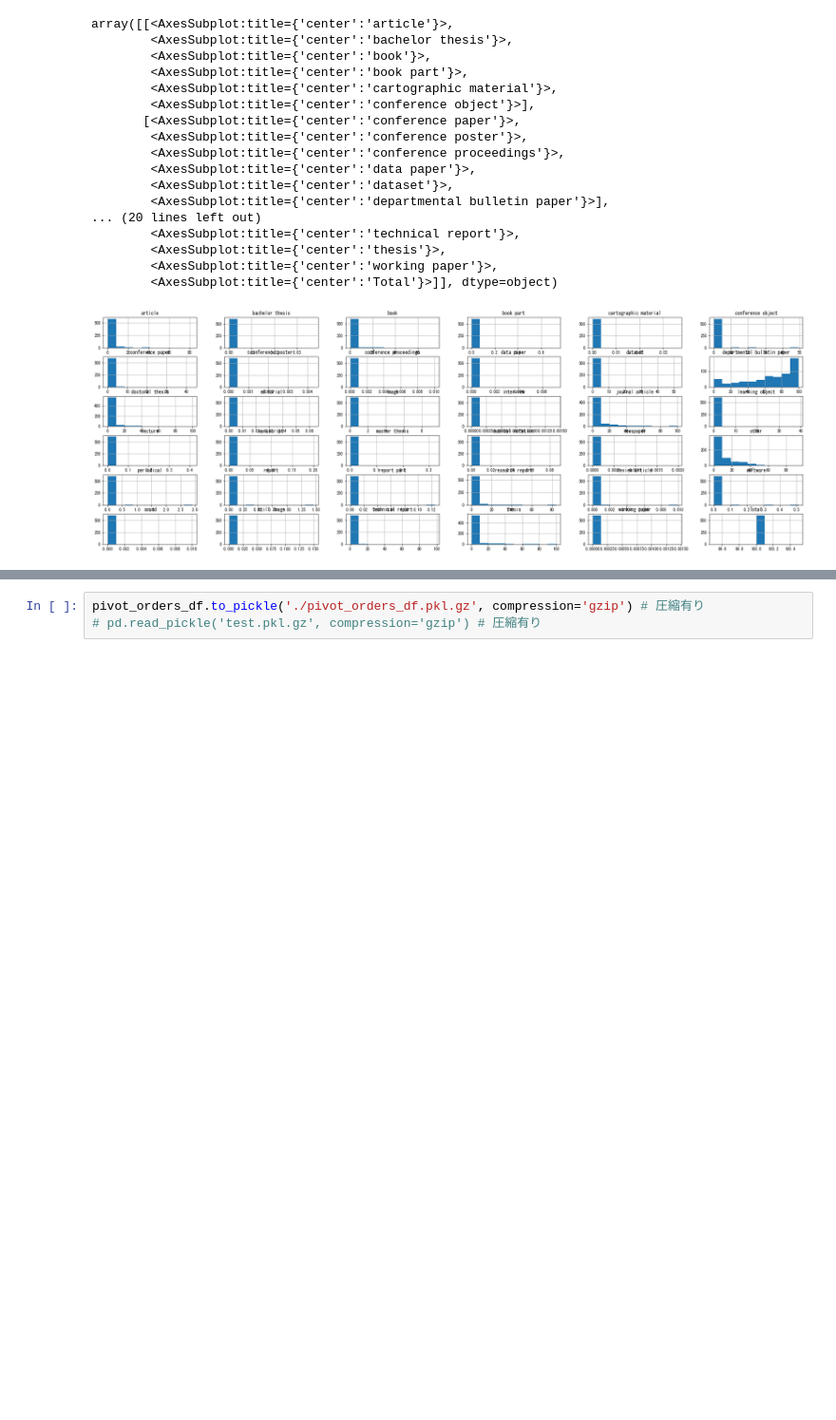
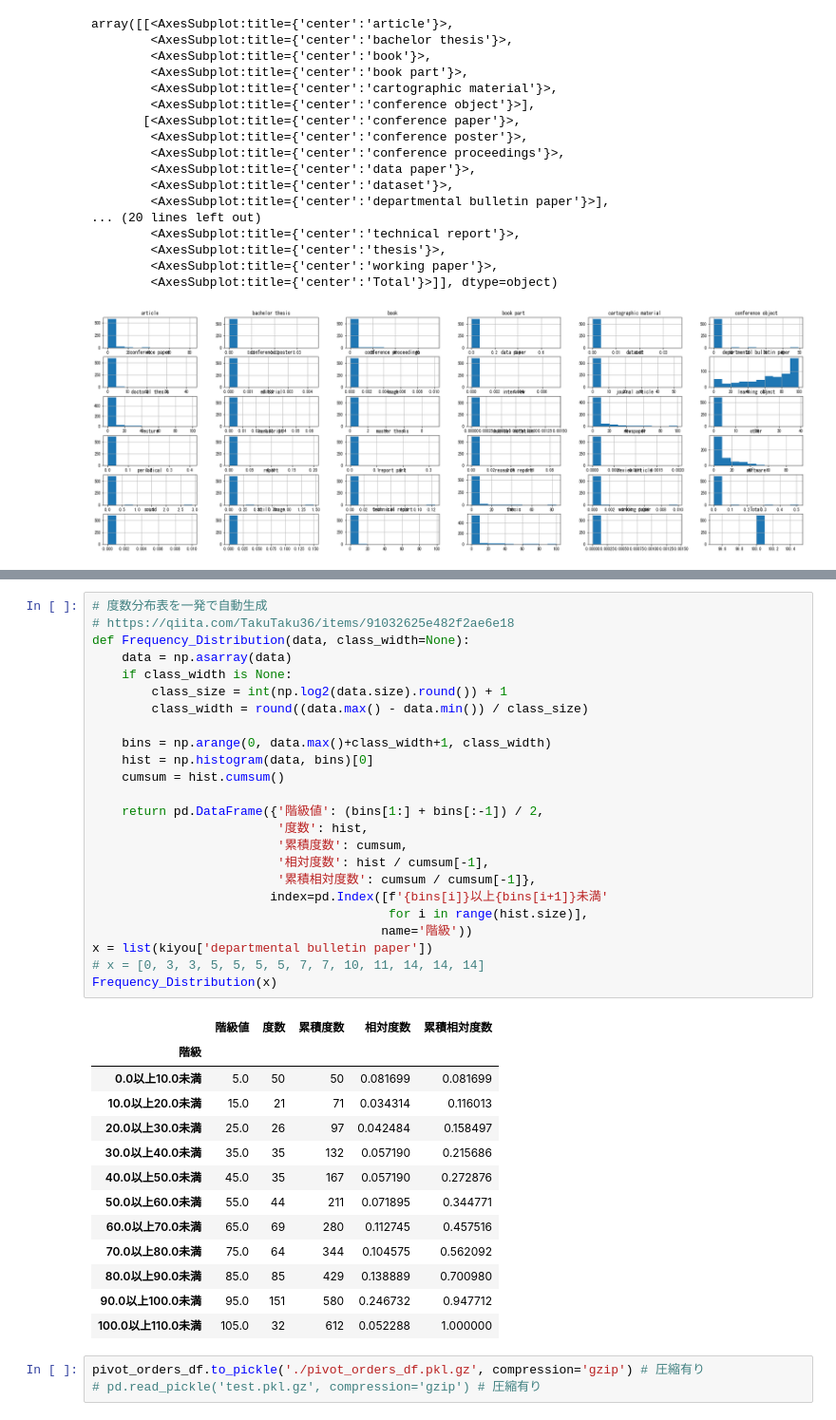
Before and after one commit to wonox/irdbscraping, a Jupyter notebook: irdbscraping.ipynb, the cells around one changed output, grey strips where cells are left out. Shown at 95% size. Saved outputs shown, nothing was run; the diff lists cells and outputs as text; blank space fills up the shorter version.

```diff
--- a/irdbscraping.ipynb
+++ b/irdbscraping.ipynb
@@ -395,3 +401,41 @@ plt.hist(kiyou['departmental bulletin paper'], range=(00, 100), bins=10);
+# %%
+# 度数分布表を一発で自動生成
+# https://qiita.com/TakuTaku36/items/91032625e482f2ae6e18
+def Frequency_Distribution(data, class_width=None):
+    data = np.asarray(data)
+    if class_width is None:
+        class_size = int(np.log2(data.size).round()) + 1
+        class_width = round((data.max() - data.min()) / class_size)
+
+    bins = np.arange(0, data.max()+class_width+1, class_width)
+    hist = np.histogram(data, bins)[0]
+    cumsum = hist.cumsum()
+
+    return pd.DataFrame({'階級値': (bins[1:] + bins[:-1]) / 2,
+                         '度数': hist,
+                         '累積度数': cumsum,
+                         '相対度数': hist / cumsum[-1],
+                         '累積相対度数': cumsum / cumsum[-1]},
+                        index=pd.Index([f'{bins[i]}以上{bins[i+1]}未満'
+                                        for i in range(hist.size)],
+                                       name='階級'))
+x = list(kiyou['departmental bulletin paper'])
+# x = [0, 3, 3, 5, 5, 5, 5, 7, 7, 10, 11, 14, 14, 14]
+Frequency_Distribution(x)
+# %% [output]
+|  | 階級値 | 度数 | 累積度数 | 相対度数 | 累積相対度数 |
+| 階級 |  |  |  |  |  |
+| 0.0以上10.0未満 | 5.0 | 50 | 50 | 0.081699 | 0.081699 |
+| 10.0以上20.0未満 | 15.0 | 21 | 71 | 0.034314 | 0.116013 |
+| 20.0以上30.0未満 | 25.0 | 26 | 97 | 0.042484 | 0.158497 |
+| 30.0以上40.0未満 | 35.0 | 35 | 132 | 0.057190 | 0.215686 |
+| 40.0以上50.0未満 | 45.0 | 35 | 167 | 0.057190 | 0.272876 |
+| 50.0以上60.0未満 | 55.0 | 44 | 211 | 0.071895 | 0.344771 |
+| 60.0以上70.0未満 | 65.0 | 69 | 280 | 0.112745 | 0.457516 |
+| 70.0以上80.0未満 | 75.0 | 64 | 344 | 0.104575 | 0.562092 |
+| 80.0以上90.0未満 | 85.0 | 85 | 429 | 0.138889 | 0.700980 |
+| 90.0以上100.0未満 | 95.0 | 151 | 580 | 0.246732 | 0.947712 |
+| 100.0以上110.0未満 | 105.0 | 32 | 612 | 0.052288 | 1.000000 |
 # %%
 pivot_orders_df.to_pickle('./pivot_orders_df.pkl.gz', compression='gzip') # 圧縮有り
 # pd.read_pickle('test.pkl.gz', compression='gzip') # 圧縮有り
```
Also changed, not shown: parts of 2 cells of this notebook.
